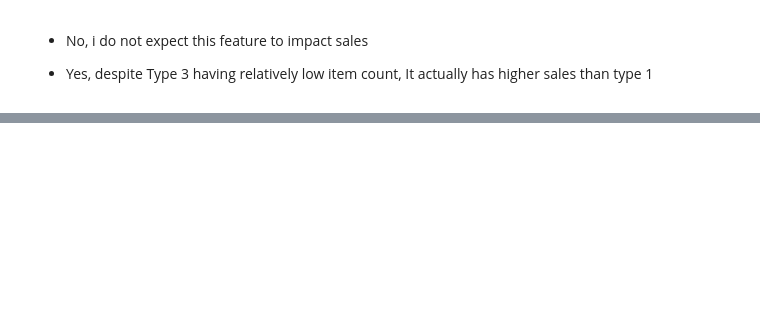
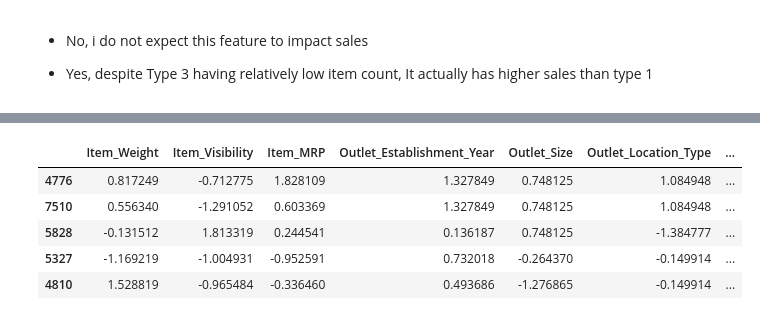
Before and after one commit to UKashNK/Prediction-of-Product-Sales, a Jupyter notebook: Prediction_of_Product_Sales.ipynb, the cells around one changed output, grey strips where cells are left out. Saved outputs shown, nothing was run; the diff lists cells and outputs as text; code cells hidden in the pictures; blank space fills up the shorter version.

```diff
--- a/Prediction_of_Product_Sales.ipynb
+++ b/Prediction_of_Product_Sales.ipynb
@@ -696,0 +925,10 @@ multi_viz(df,"Outlet_Type")
+# %%
+#checking if transformed
+X_train_tf.head()
+# %% [output]
+|  | Item_Weight | Item_Visibility | Item_MRP | Outlet_Establishment_Year | Outlet_Size | Outlet_Location_Type | ... |
+| 4776 | 0.817249 | -0.712775 | 1.828109 | 1.327849 | 0.748125 | 1.084948 | ... |
+| 7510 | 0.556340 | -1.291052 | 0.603369 | 1.327849 | 0.748125 | 1.084948 | ... |
+| 5828 | -0.131512 | 1.813319 | 0.244541 | 0.136187 | 0.748125 | -1.384777 | ... |
+| 5327 | -1.169219 | -1.004931 | -0.952591 | 0.732018 | -0.264370 | -0.149914 | ... |
+| 4810 | 1.528819 | -0.965484 | -0.336460 | 0.493686 | -1.276865 | -0.149914 | ... |
```
Also changed, not shown: parts of 28 cells of this notebook.
